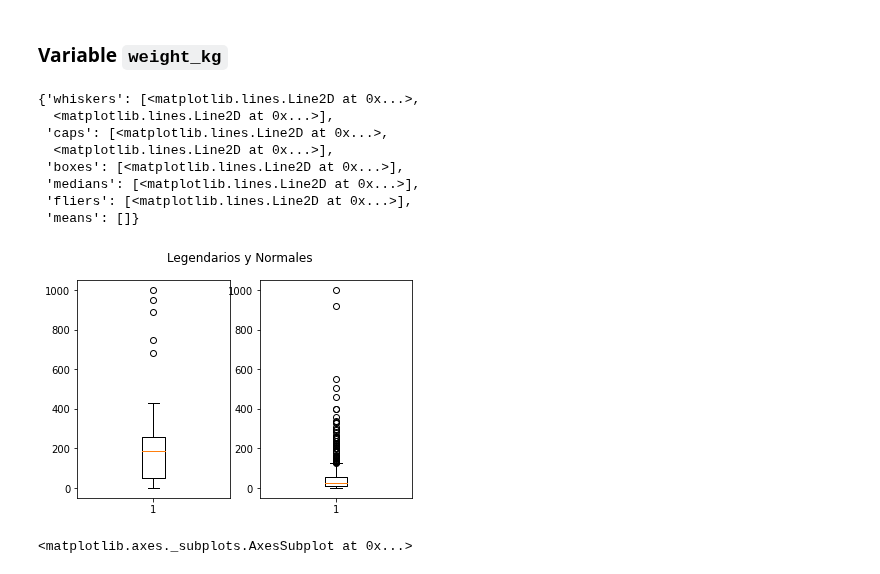
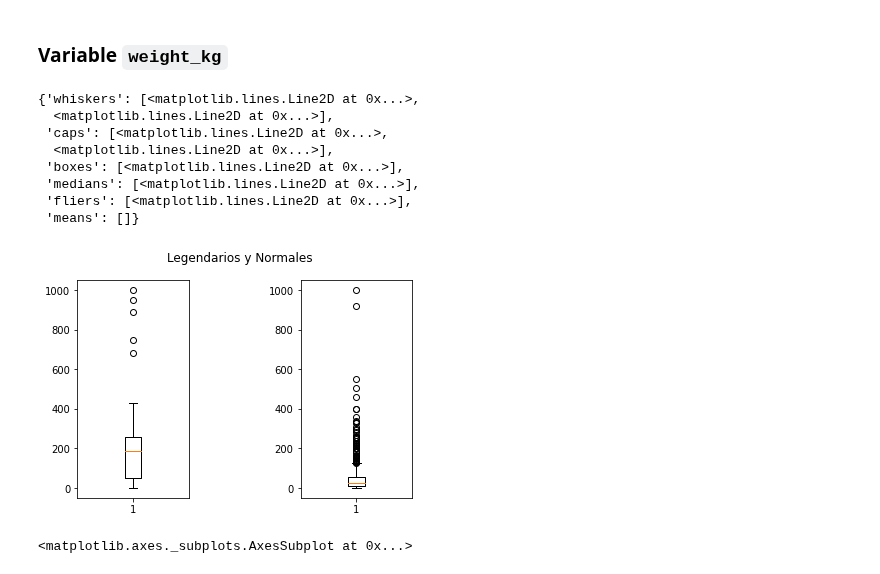
Before and after one commit to Calm-leon/proyecto-an-lisis-de-datos, a Jupyter notebook: Puchamon_final_PTMx2.ipynb, the cells around one changed output. Saved outputs shown, nothing was run; the diff lists cells and outputs as text; code cells hidden in the pictures.

```diff
--- a/Puchamon_final_PTMx2.ipynb
+++ b/Puchamon_final_PTMx2.ipynb
@@ -385,18 +389,19 @@ Las medidas de tendencia central son medidas estadísticas que pretenden resumir
 # %%
 fig, (ax1, ax2) = plt.subplots(1, 2)
 fig.suptitle('Legendarios y Normales')
+fig.subplots_adjust(hspace=0, wspace=1)    #aca le mueves la distancia
 ax1.boxplot(Legendarios['weight_kg'])
 ax2.boxplot(Normals['weight_kg'])
 # %% [output]
 {'whiskers': [<matplotlib.lines.Line2D at 0x...>,
   <matplotlib.lines.Line2D at 0x...>],
  'caps': [<matplotlib.lines.Line2D at 0x...>,
   <matplotlib.lines.Line2D at 0x...>],
  'boxes': [<matplotlib.lines.Line2D at 0x...>],
  'medians': [<matplotlib.lines.Line2D at 0x...>],
  'fliers': [<matplotlib.lines.Line2D at 0x...>],
  'means': []}
-[figure, old version]
+[figure, new version]
 # %%
 Legendarios.weight_kg.plot.density(color='green')
 Normals.weight_kg.plot.density(color='blue')
```
Also changed, not shown: parts of 10 cells of this notebook.
